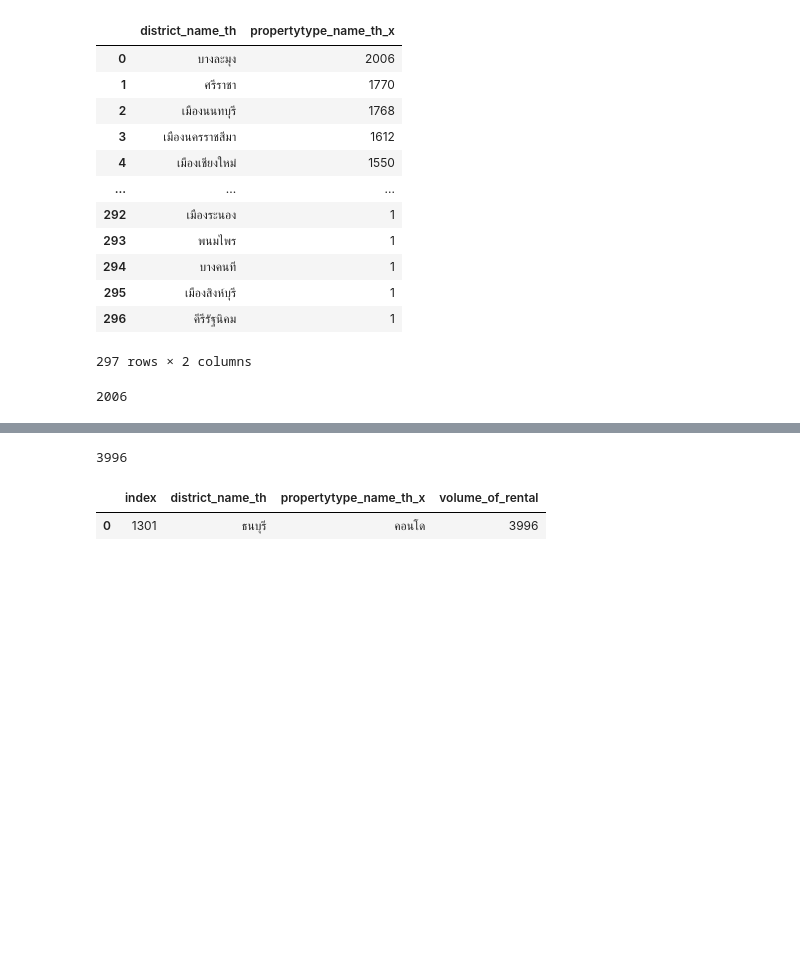
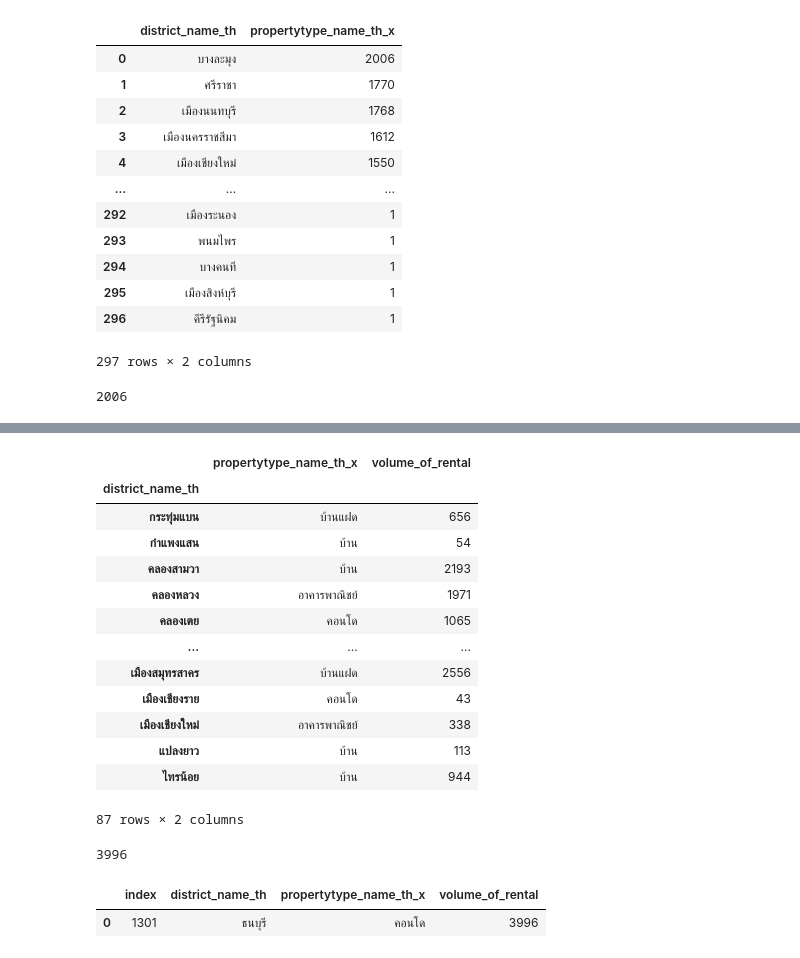
Before and after one commit to Praewphat/BasicProg_DataViz65, a Jupyter notebook: midterm65.ipynb, the cells around one changed output, grey strips where cells are left out. Cells and saved outputs as stored; diff of their text form; code cells hidden in the pictures; blank space fills up the shorter version.

```diff
--- a/midterm65.ipynb
+++ b/midterm65.ipynb
@@ -295 +269,18 @@ dp1[dp1['propertytype_name_th_x']==2006][['district_name_th','propertytype_name_
+# %%
+ unit_rent_project.groupby('district_name_th')[['propertytype_name_th_x','volume_of_rental']].max()
+# %% [output]
+|  | propertytype_name_th_x | volume_of_rental |
+| district_name_th |  |  |
+| กระทุ่มแบน | บ้านแฝด | 656 |
+| กำแพงแสน | บ้าน | 54 |
+| คลองสามวา | บ้าน | 2193 |
+| คลองหลวง | อาคารพาณิชย์ | 1971 |
+| คลองเตย | คอนโด | 1065 |
+| ... | ... | ... |
+| เมืองสมุทรสาคร | บ้านแฝด | 2556 |
+| เมืองเชียงราย | คอนโด | 43 |
+| เมืองเชียงใหม่ | อาคารพาณิชย์ | 338 |
+| แปลงยาว | บ้าน | 113 |
+| ไทรน้อย | บ้าน | 944 |
+87 rows × 2 columns
 # %%
```
Also changed, not shown: parts of 11 cells of this notebook.
